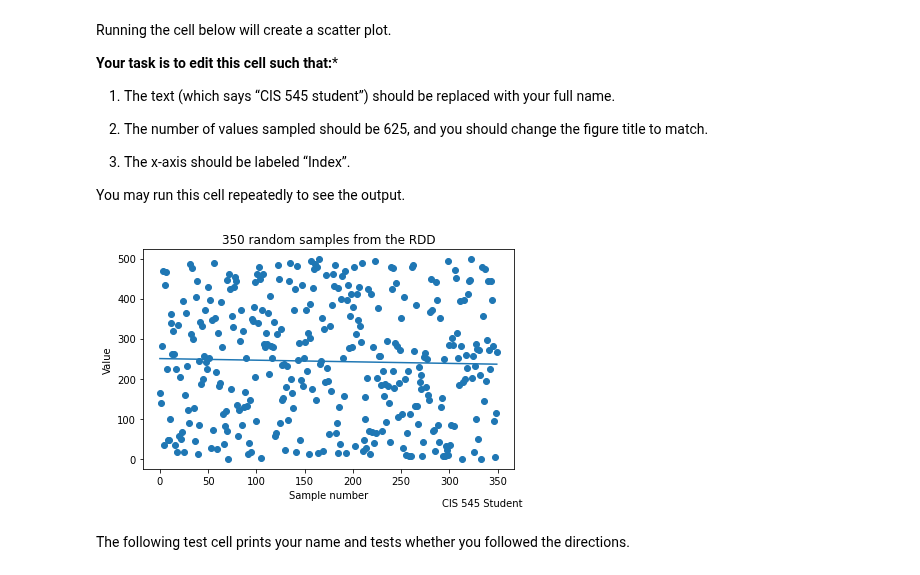
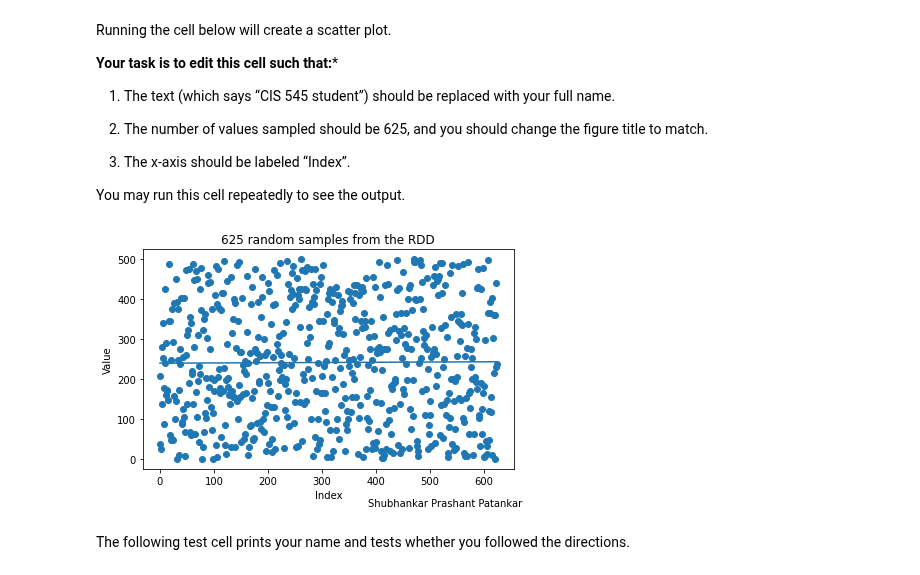
Before and after one commit to spatank/CIS-545, a Jupyter notebook: Homework_0_SPP.ipynb, the cells around one changed output. Saved outputs shown, nothing was run; the diff lists cells and outputs as text; code cells hidden in the pictures.

```diff
--- a/Homework_0_SPP.ipynb
+++ b/Homework_0_SPP.ipynb
@@ -211,38 +211,38 @@ You may run this cell repeatedly to see the output.
 # We’ll be using Matplotlib to plot a visualization
 %matplotlib inline
 
 import matplotlib.pyplot as plt
 import numpy as np
 
 # Create a Spark dataset with values 0 thru 499
 rdd = spark.sparkContext.parallelize(range(500))
 
-# Sample 350 values from the RDD
-y = np.array(rdd.takeSample(True, 350, 1))
+# Sample 625 values from the RDD
+y = np.array(rdd.takeSample(True, 625, 1))
 # Create an array with the indices
 x = np.array(range(len(y)))
 
 # Create a plot with a caption, X and Y legends, etc
-x_label = 'Sample number'
+x_label = 'Index'
 y_label = 'Value'
-student = 'CIS 545 Student'
+student = 'Shubhankar Prashant Patankar'
 
 plt.title(str(len(y)) + ' random samples from the RDD')
 plt.xlabel(x_label)
 plt.ylabel(y_label)
 plt.figtext(0.995, 0.01, student, ha='right', va='bottom')
 # Scatter plot that fits within the box
 plt.scatter(x, y)
 plt.tight_layout()
 
 # Now fit a trend line to the data and plot it over the scatter plot
 m, c = np.polyfit(x, y, 1)
 plt.plot(x, m*x + c)
 
 # Save the SVG
 plt.savefig('hw0.svg')
 # %% [output]
-[figure, old version]
+[figure, new version]
 # %% [markdown]
 The following test cell prints your name and tests whether you followed the directions.
 # %%
```
Also changed, not shown: parts of 6 cells of this notebook.
